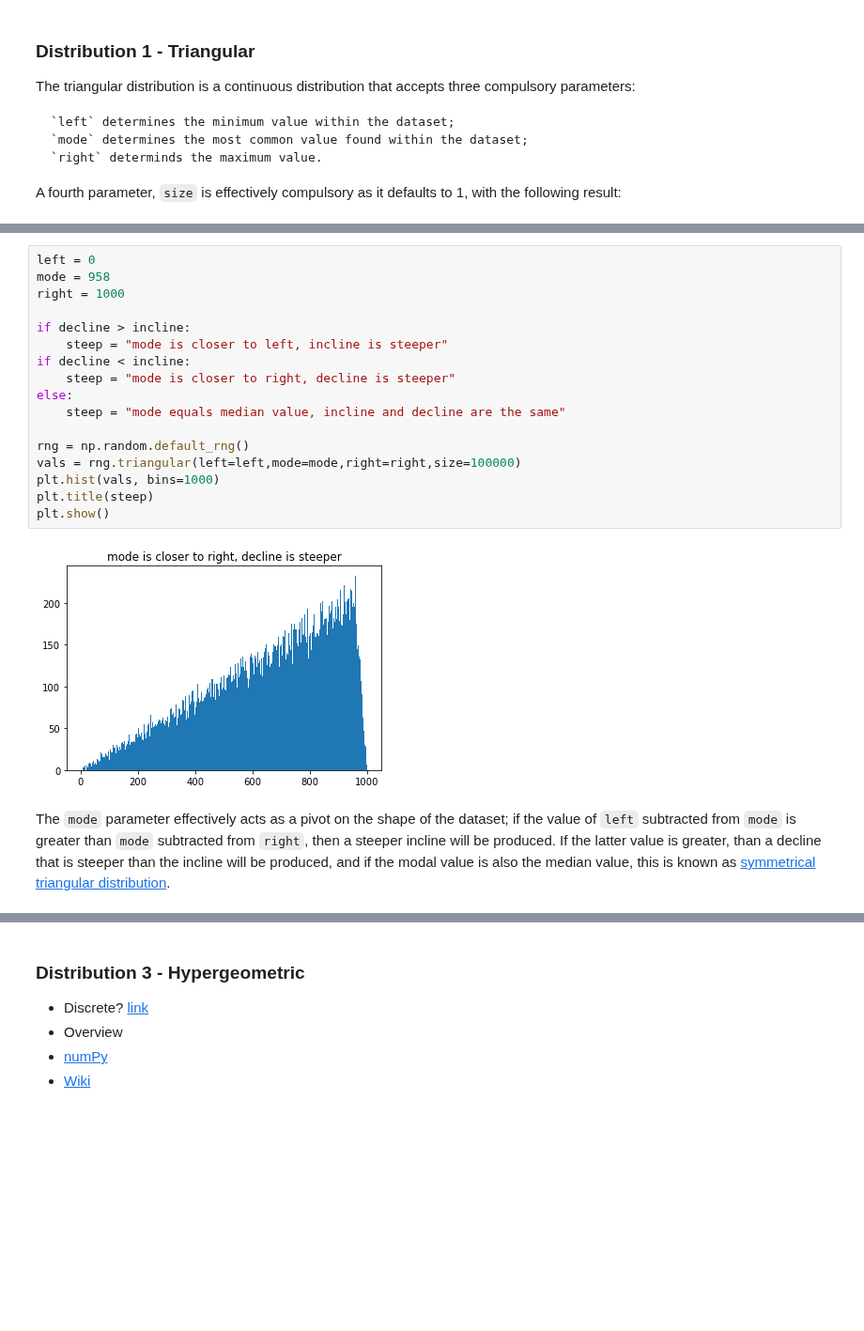
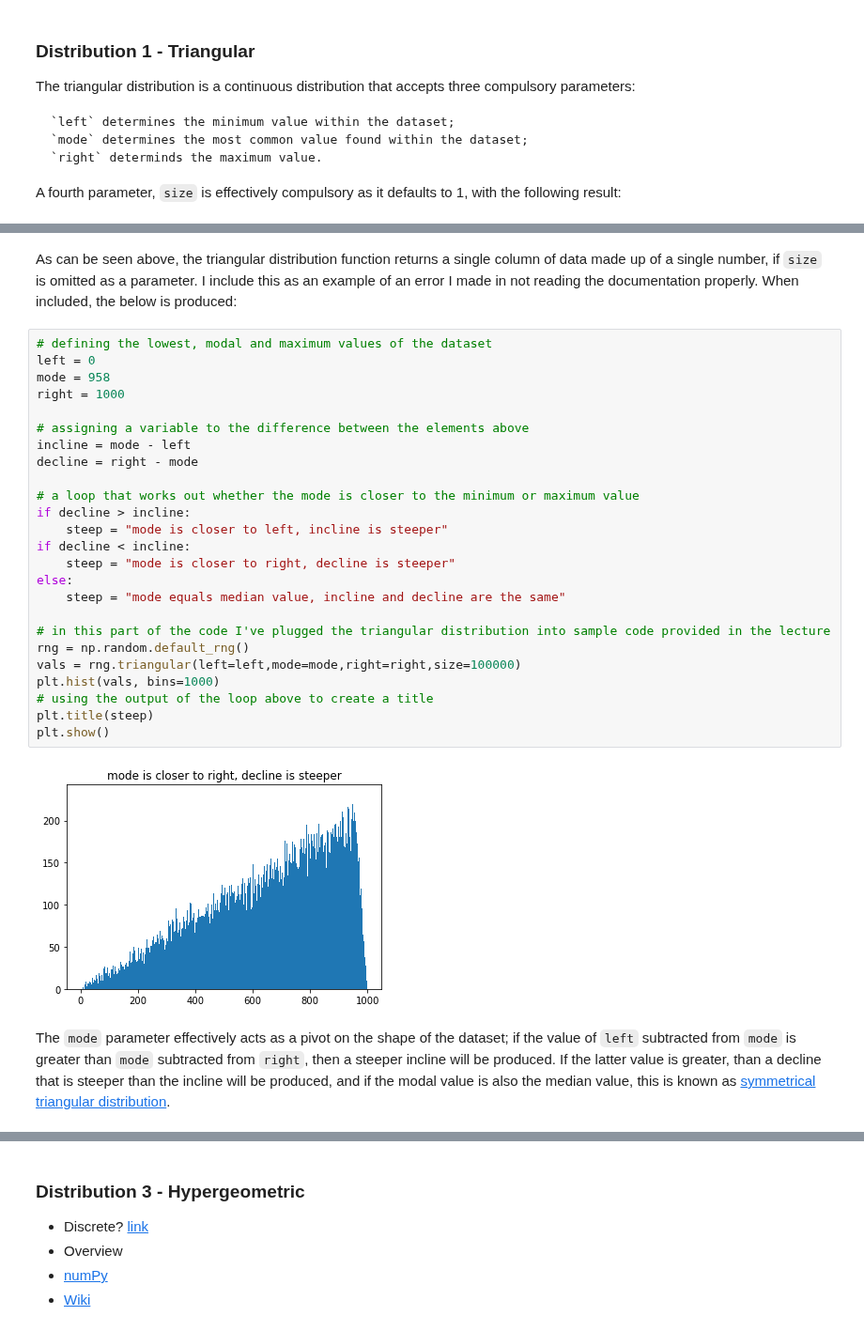
Before and after one commit to kiehozero/atu-fundda2022, a Jupyter notebook: practicals/04-distributions.ipynb, the cells around one changed output, grey strips where cells are left out. Shown at 94% size. Cells and saved outputs as stored; diff of their text form; blank space fills up the shorter version.

```diff
--- a/practicals/04-distributions.ipynb
+++ b/practicals/04-distributions.ipynb
@@ -30,23 +28,33 @@ As can be seen above, the triangular distribution function returns a single colu
+# %% [markdown]
+As can be seen above, the triangular distribution function returns a single column of data made up of a single number, if `size` is omitted as a parameter. I include this as an example of an error I made in not reading the documentation properly. When included, the below is produced:
 # %%
+# defining the lowest, modal and maximum values of the dataset
 left = 0
 mode = 958
 right = 1000
 
+# assigning a variable to the difference between the elements above
+incline = mode - left
+decline = right - mode
+
+# a loop that works out whether the mode is closer to the minimum or maximum value
 if decline > incline:
     steep = "mode is closer to left, incline is steeper"
 if decline < incline:
     steep = "mode is closer to right, decline is steeper"
 else:
     steep = "mode equals median value, incline and decline are the same"
 
+# in this part of the code I've plugged the triangular distribution into sample code provided in the lecture
 rng = np.random.default_rng()
 vals = rng.triangular(left=left,mode=mode,right=right,size=100000)
 plt.hist(vals, bins=1000)
+# using the output of the loop above to create a title
 plt.title(steep)
 plt.show()
 # %% [output]
-[figure, old version]
+[figure, new version]
-# %% [markdown]
-The `mode` parameter effectively acts as a pivot on the shape of the dataset; if the value of `left` subtracted from `mode` is greater than `mode` subtracted from `right`, then a steeper incline will be produced. If the latter value is greater, than a decline that is steeper than the incline will be produced, and if the modal value is also the median value, this is known as [symmetrical triangular distribution](https://en.wikipedia.org/wiki/Triangular_distribution#Symmetric_triangular_distribution).
+# %% [markdown]
+The `mode` parameter effectively acts as a pivot on the shape of the dataset; if the value of `left` subtracted from `mode` is greater than `mode` subtracted from `right`, then a steeper incline will be produced. If the latter value is greater, than a decline that is steeper than the incline will be produced, and if the modal value is also the median value, this is known as [symmetrical triangular distribution](https://en.wikipedia.org/wiki/Triangular_distribution#Symmetric_triangular_distribution).
 # %% [markdown]
 ### Distribution 2 - Multinomial
```
Also changed, not shown: parts of 7 cells of this notebook, 1 other file.
